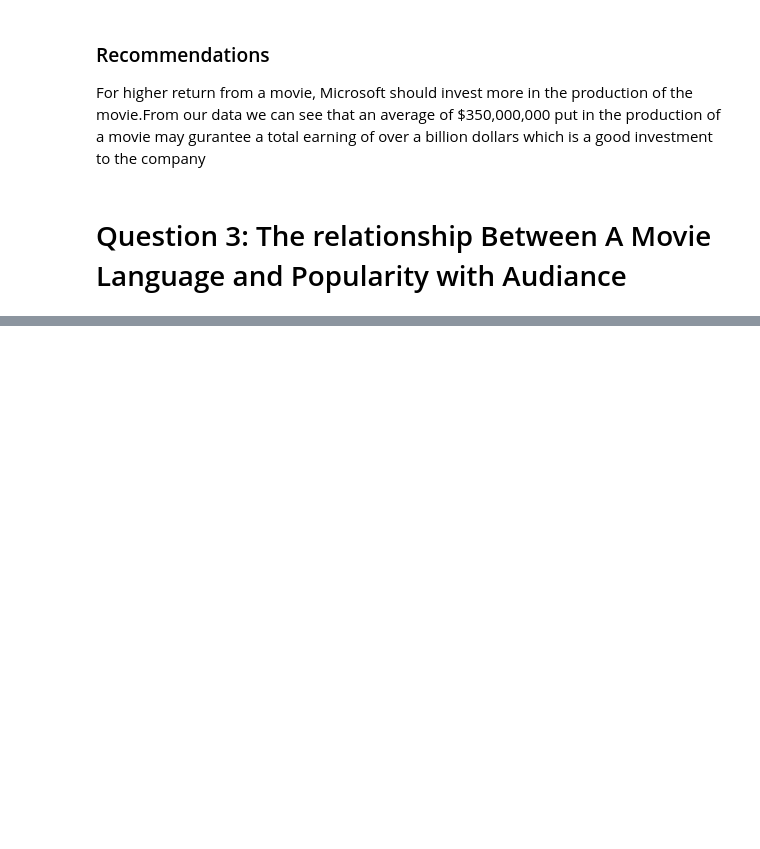
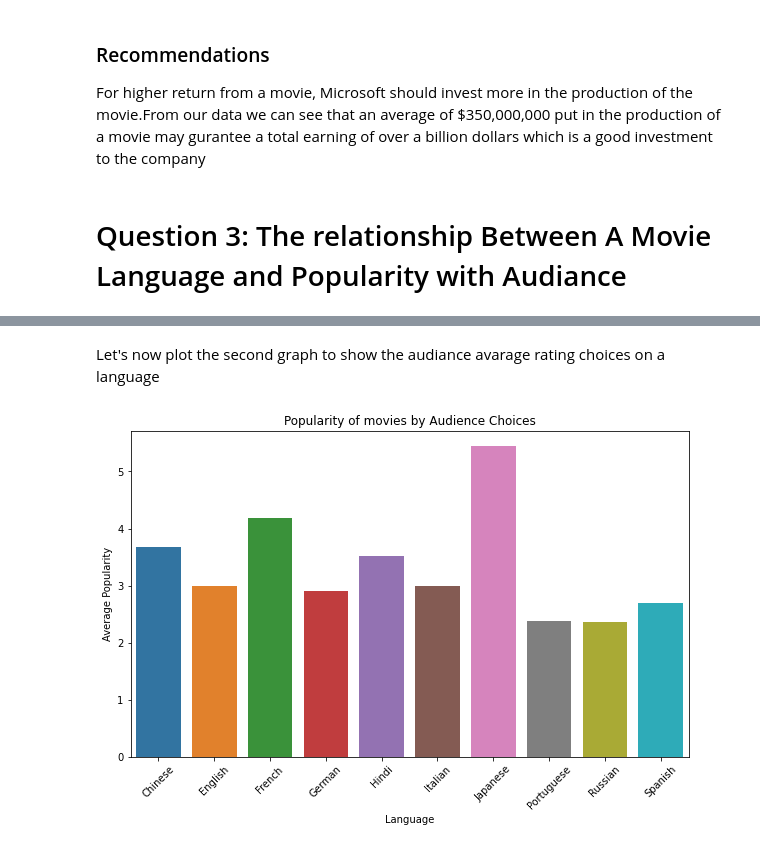
Before and after one commit to HSimiyu/Movie-Data-Analysis, a Jupyter notebook: student.ipynb, the cells around one changed output, grey strips where cells are left out. Cells and saved outputs as stored; diff of their text form; code cells hidden in the pictures; blank space fills up the shorter version.

```diff
--- a/student.ipynb
+++ b/student.ipynb
@@ -509,0 +629,9 @@ For higher return from a movie, Microsoft should invest more in the production o
+# %%
+# creating a list to store the names of the most popular genres
+popular_languages = [language for language in top_languages.index]
+
+#create a dataframe to store the mean averagerating for the popular_genres
+language = movie_data[movie_data['original_language'].isin(popular_languages)].groupby('original_language')['popularity'].mean()
+
+#display the language dataframe
+language
@@ -509,0 +651,20 @@ For higher return from a movie, Microsoft should invest more in the production o
+# %% [markdown]
+Let's now plot the second graph to show the audiance avarage rating choices on a language
+# %%
+#2nd Plot to show language popularity by audiance pick
+plt.figure(figsize=(10, 6))
+
+sns.barplot(x=language.index, y=language.values)
+
+# Customize titles and axis labels
+plt.title('Popularity of movies by Audience Choices')
+plt.xlabel('Language')
+plt.ylabel('Average Popularity')
+
+# Rotate x-axis labels if needed
+plt.xticks(rotation=45);
+
+# Show plot
+plt.show()
+# %% [output]
+[figure, added]
```
Also changed, not shown: parts of 22 cells of this notebook.
